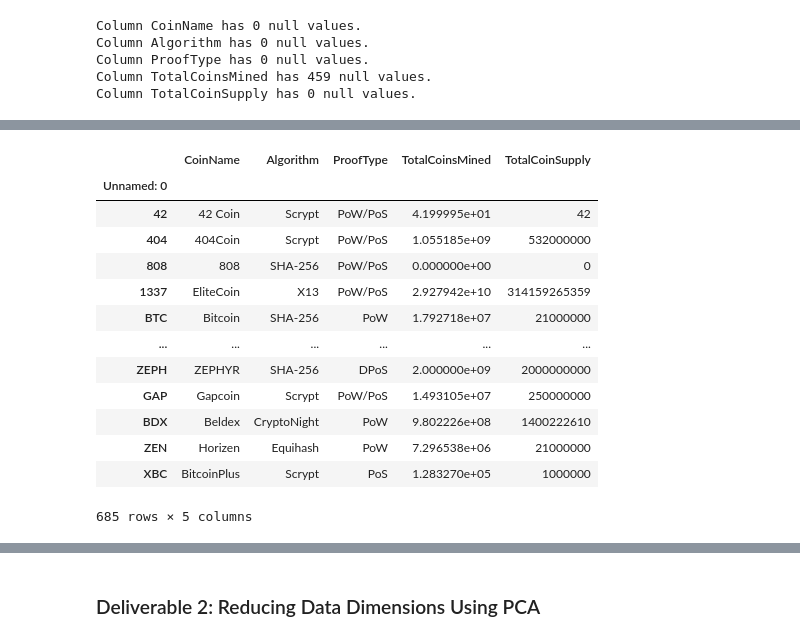
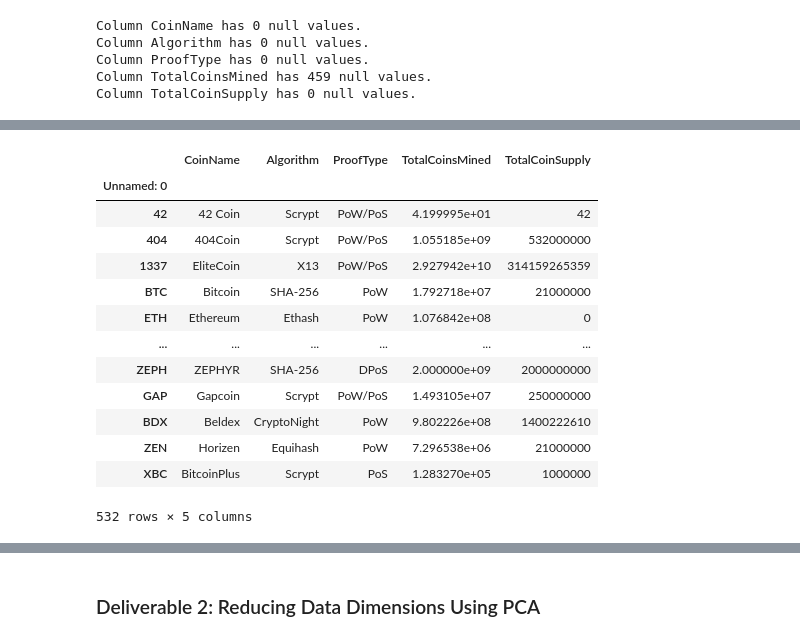
Before and after one commit to krockway/Cryptocurrencies, a Jupyter notebook: crypto_clustering.ipynb, the cells around one changed output, grey strips where cells are left out. Drawn from its saved outputs; the diff is of its cells as text; code cells hidden in the pictures.

```diff
--- a/crypto_clustering.ipynb
+++ b/crypto_clustering.ipynb
@@ -97,21 +115,21 @@ Column TotalCoinSupply has 0 null values.
 # %%
 # Keep the rows where coins are mined.
-crypto_df = crypto_df.dropna()
+crypto_df = crypto_df[crypto_df['TotalCoinsMined'] > 0]
 crypto_df
 # %% [output]
 |  | CoinName | Algorithm | ProofType | TotalCoinsMined | TotalCoinSupply |
 | Unnamed: 0 |  |  |  |  |  |
 | 42 | 42 Coin | Scrypt | PoW/PoS | 4.199995e+01 | 42 |
 | 404 | 404Coin | Scrypt | PoW/PoS | 1.055185e+09 | 532000000 |
-| 808 | 808 | SHA-256 | PoW/PoS | 0.000000e+00 | 0 |
 | 1337 | EliteCoin | X13 | PoW/PoS | 2.927942e+10 | 314159265359 |
 | BTC | Bitcoin | SHA-256 | PoW | 1.792718e+07 | 21000000 |
+| ETH | Ethereum | Ethash | PoW | 1.076842e+08 | 0 |
 | ... | ... | ... | ... | ... | ... |
 | ZEPH | ZEPHYR | SHA-256 | DPoS | 2.000000e+09 | 2000000000 |
 | GAP | Gapcoin | Scrypt | PoW/PoS | 1.493105e+07 | 250000000 |
 | BDX | Beldex | CryptoNight | PoW | 9.802226e+08 | 1400222610 |
 | ZEN | Horizen | Equihash | PoW | 7.296538e+06 | 21000000 |
 | XBC | BitcoinPlus | Scrypt | PoS | 1.283270e+05 | 1000000 |
-685 rows × 5 columns
+532 rows × 5 columns
 # %%
 # Create a new DataFrame that holds only the cryptocurrencies names.
```
Also changed, not shown: parts of 10 cells of this notebook.
